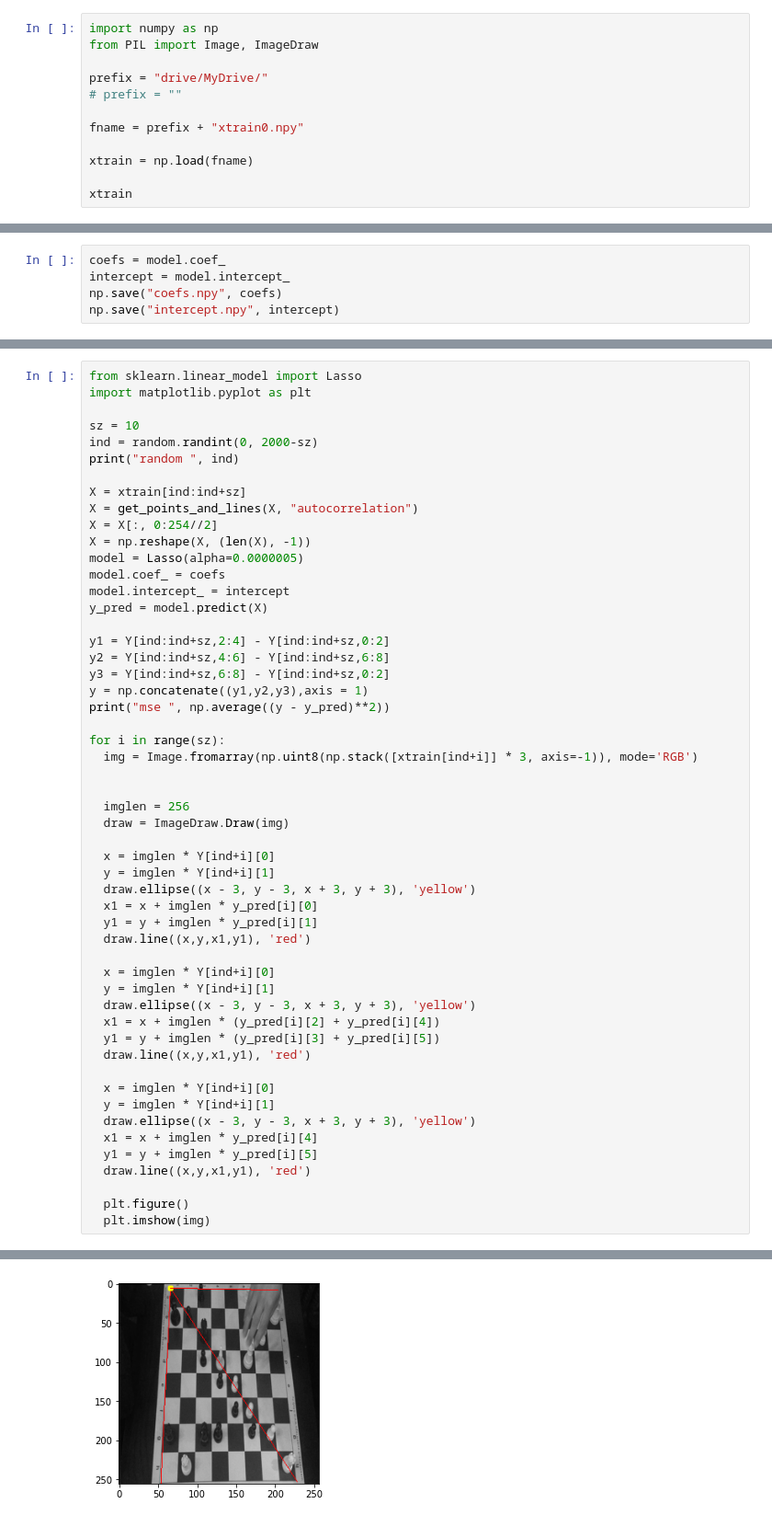
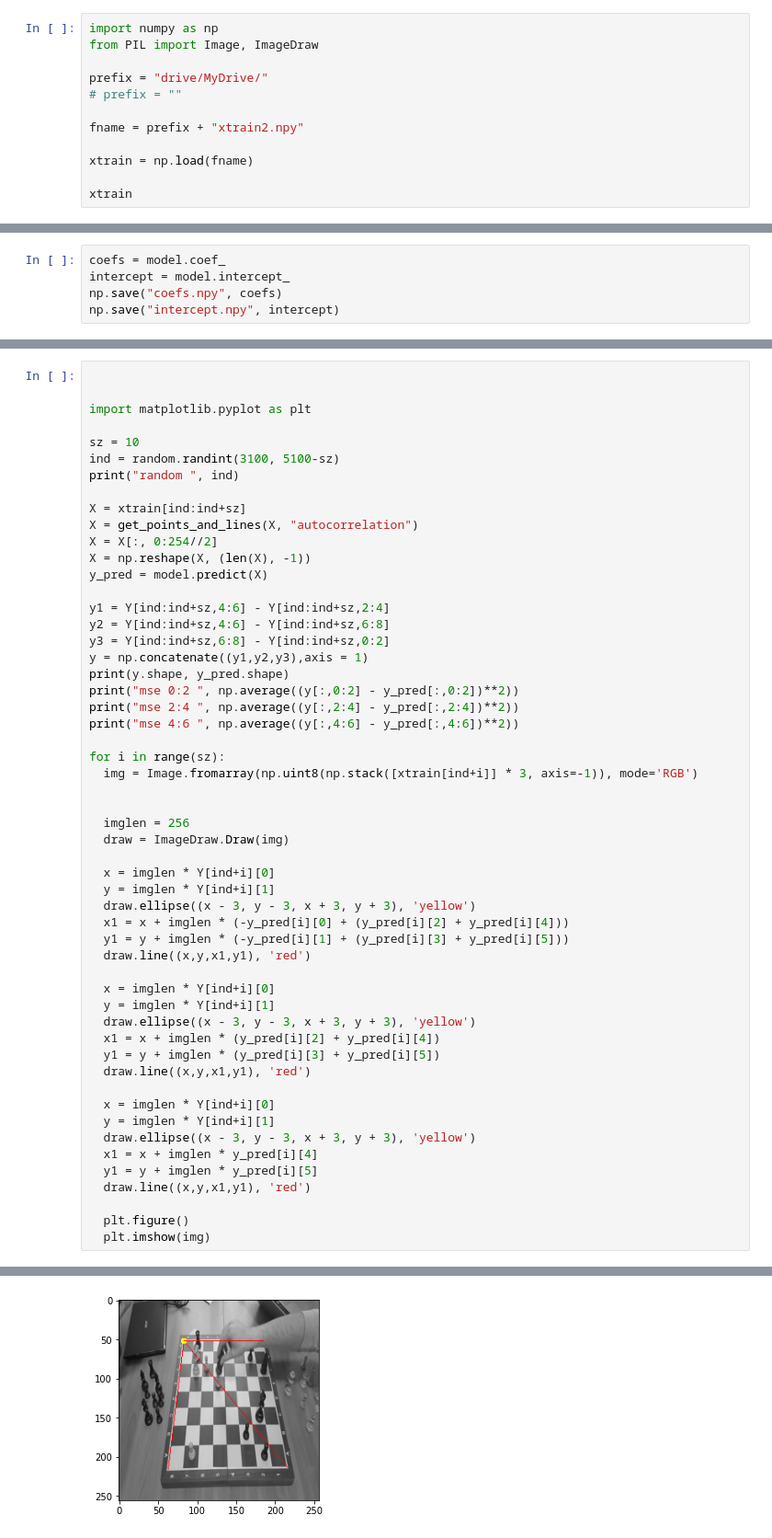
Before and after one commit to andWhatShouldISay/chessboard, a Jupyter notebook: chessboard.ipynb, the cells around one changed output, grey strips where cells are left out. Shown: that part at 92% size. Saved outputs shown, nothing was run; the diff lists cells and outputs as text.

```diff
--- a/chessboard.ipynb
+++ b/chessboard.ipynb
@@ -58,7 +58,7 @@ from PIL import Image, ImageDraw
 prefix = "drive/MyDrive/"
 # prefix = ""
 
-fname = prefix + "xtrain0.npy"
+fname = prefix + "xtrain2.npy"
 
 xtrain = np.load(fname)
 
@@ -463,25 +467,26 @@ intercept = np.load("intercept.npy")
 # %%
-from sklearn.linear_model import Lasso
+
+
 import matplotlib.pyplot as plt
 
 sz = 10
-ind = random.randint(0, 2000-sz)
+ind = random.randint(3100, 5100-sz)
 print("random ", ind)
 
 X = xtrain[ind:ind+sz]
 X = get_points_and_lines(X, "autocorrelation")
 X = X[:, 0:254//2]
 X = np.reshape(X, (len(X), -1))
-model = Lasso(alpha=0.0000005)
-model.coef_ = coefs
-model.intercept_ = intercept
 y_pred = model.predict(X)
 
-y1 = Y[ind:ind+sz,2:4] - Y[ind:ind+sz,0:2]
+y1 = Y[ind:ind+sz,4:6] - Y[ind:ind+sz,2:4]
 y2 = Y[ind:ind+sz,4:6] - Y[ind:ind+sz,6:8]
 y3 = Y[ind:ind+sz,6:8] - Y[ind:ind+sz,0:2]
 y = np.concatenate((y1,y2,y3),axis = 1)
-print("mse ", np.average((y - y_pred)**2))
+print(y.shape, y_pred.shape)
+print("mse 0:2 ", np.average((y[:,0:2] - y_pred[:,0:2])**2))
+print("mse 2:4 ", np.average((y[:,2:4] - y_pred[:,2:4])**2))
+print("mse 4:6 ", np.average((y[:,4:6] - y_pred[:,4:6])**2))
 
 for i in range(sz):
   img = Image.fromarray(np.uint8(np.stack([xtrain[ind+i]] * 3, axis=-1)), mode='RGB')
@@ -493,8 +498,8 @@ for i in range(sz):
   x = imglen * Y[ind+i][0]
   y = imglen * Y[ind+i][1]
   draw.ellipse((x - 3, y - 3, x + 3, y + 3), 'yellow')
-  x1 = x + imglen * y_pred[i][0]
-  y1 = y + imglen * y_pred[i][1]
+  x1 = x + imglen * (-y_pred[i][0] + (y_pred[i][2] + y_pred[i][4]))
+  y1 = y + imglen * (-y_pred[i][1] + (y_pred[i][3] + y_pred[i][5]))
   draw.line((x,y,x1,y1), 'red')
 
   x = imglen * Y[ind+i][0]
@@ -525 +533 @@ mse  0.0002043565239057897
-[figure, old version]
+[figure, new version]
```
Also changed, not shown: parts of 9 cells of this notebook, 2 other files.
